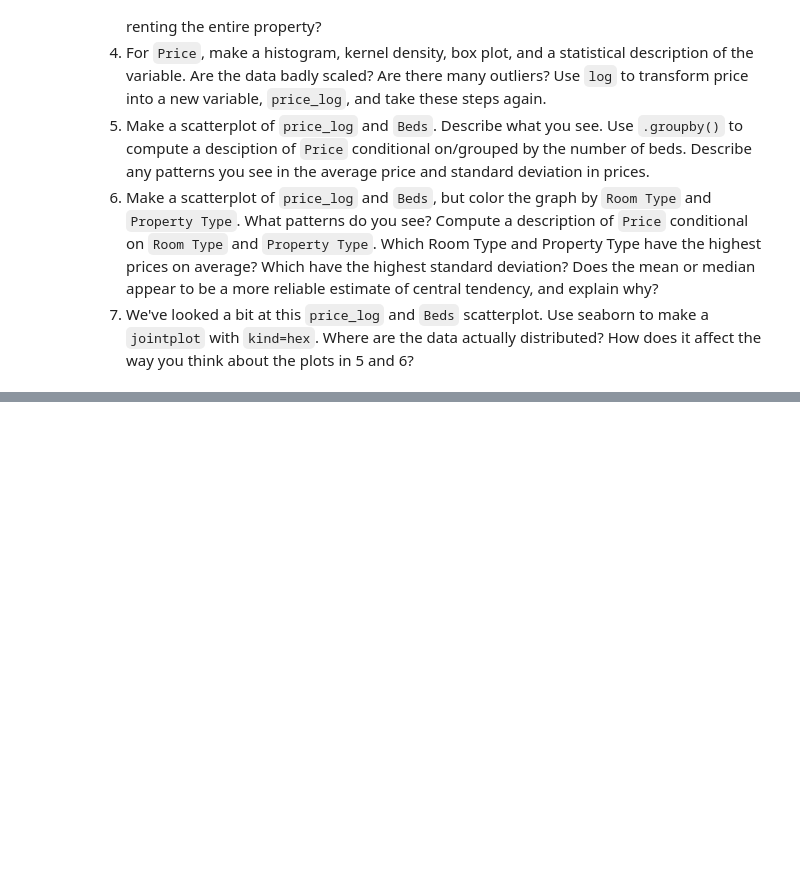
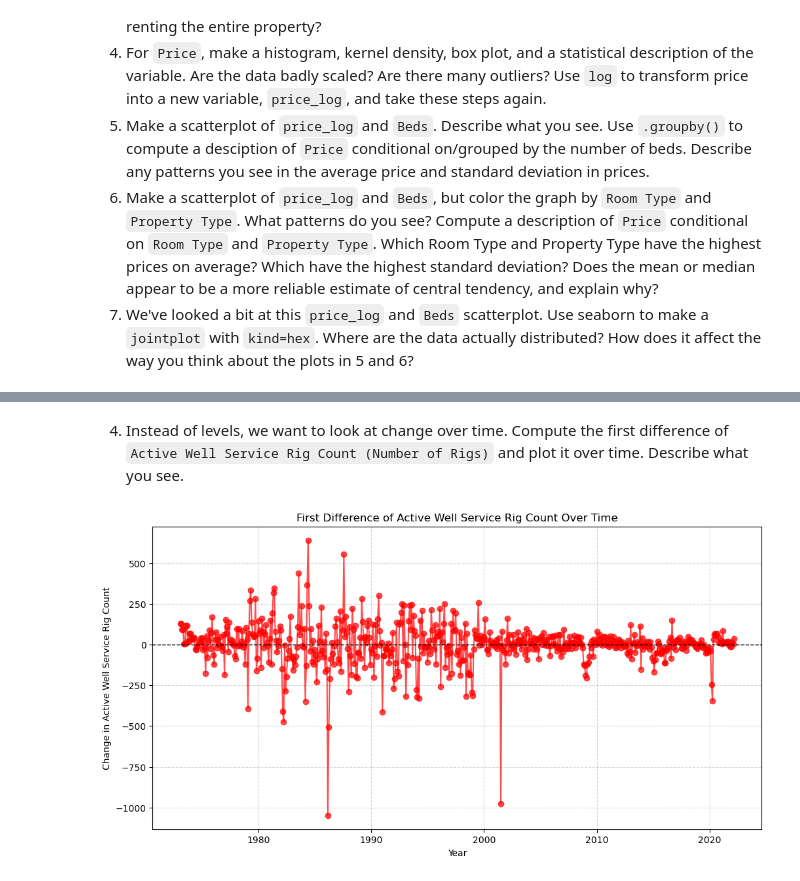
Before and after one commit to briceh87/EDA, a Jupyter notebook: assignment/assignment.ipynb, the cells around one changed output, grey strips where cells are left out. Cells and saved outputs as stored; diff of their text form; code cells hidden in the pictures; blank space fills up the shorter version.

```diff
--- a/assignment/assignment.ipynb
+++ b/assignment/assignment.ipynb
@@ -250,0 +333,17 @@ top_giftors_by_amount
+# %% [markdown]
+
+4. Instead of levels, we want to look at change over time. Compute the first difference of  `Active Well Service Rig Count (Number of Rigs)` and plot it over time. Describe what you see.
+# %%
+df['Rig Change'] = df['Active Well Service Rig Count (Number of Rigs)'].diff()
+
+
+plt.figure(figsize=(12, 6))
+plt.plot(df['time'], df['Rig Change'], marker='o', linestyle='-', color='r', alpha=0.7)
+plt.axhline(y=0, color='black', linestyle='--', linewidth=1)  # Reference line at 0
+plt.xlabel("Year")
+plt.ylabel("Change in Active Well Service Rig Count")
+plt.title("First Difference of Active Well Service Rig Count Over Time")
+plt.grid(True, linestyle="--", alpha=0.5)
+plt.show()
+# %% [output]
+[figure, added]
```
Also changed, not shown: parts of 12 cells of this notebook.
